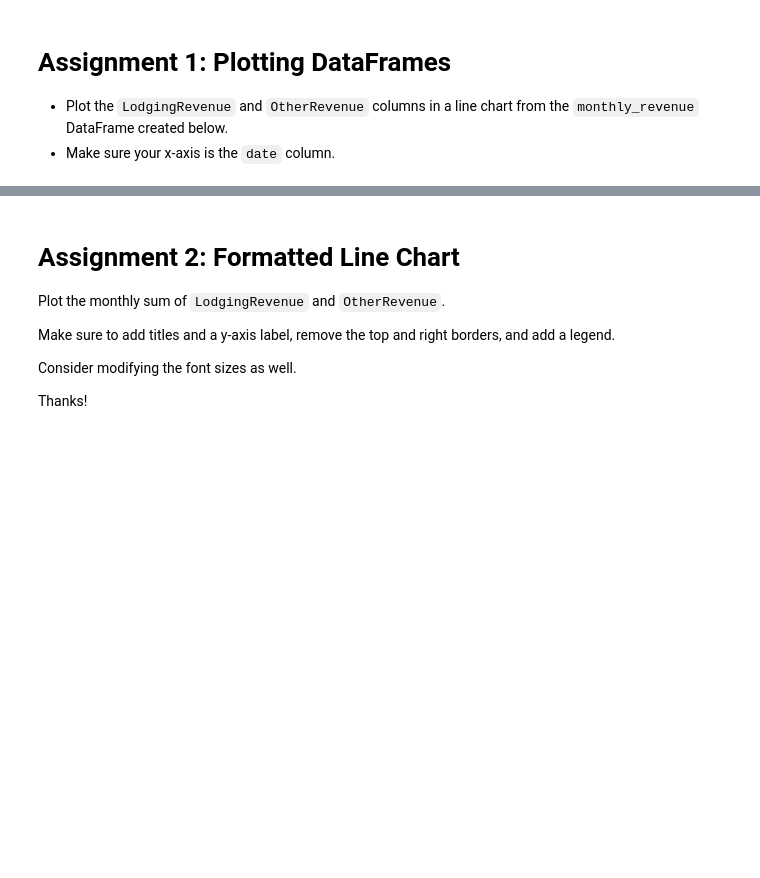
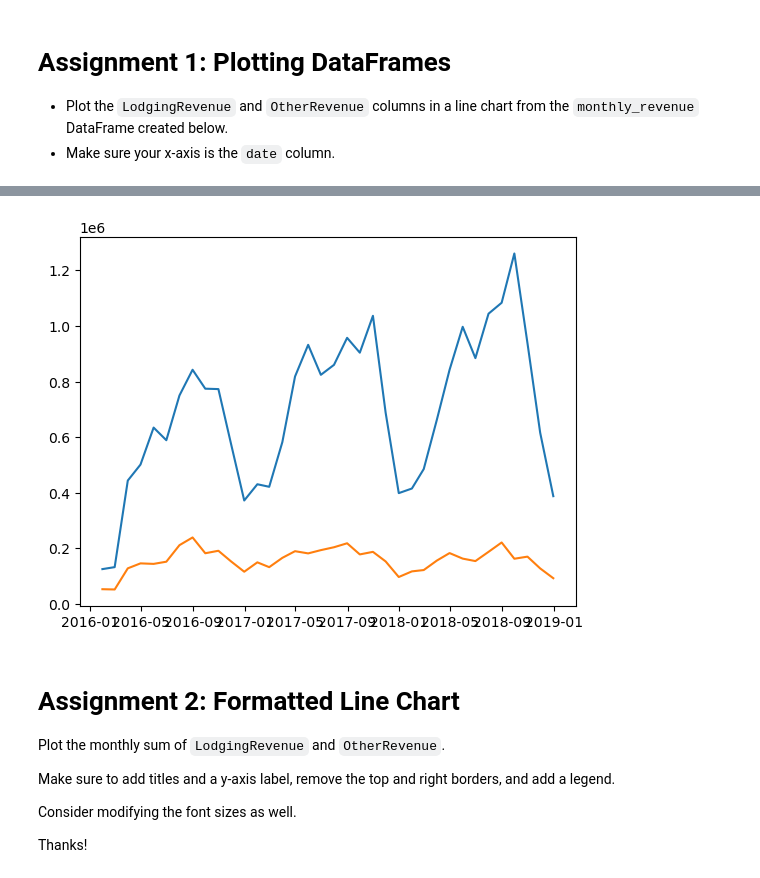
Before and after one commit to junclemente/DSIL-PythonDataViz, a Jupyter notebook: DataViz-MatplotlibSeaborn/Course Assignment Notebooks/section02_assignments.ipynb, the cells around one changed output, grey strips where cells are left out. Saved outputs shown, nothing was run; the diff lists cells and outputs as text; code cells hidden in the pictures; blank space fills up the shorter version.

```diff
--- a/DataViz-MatplotlibSeaborn/Course Assignment Notebooks/section02_assignments.ipynb
+++ b/DataViz-MatplotlibSeaborn/Course Assignment Notebooks/section02_assignments.ipynb
@@ -39,3 +61,13 @@ monthly_revenue = daily_revenue.resample("M").sum()
+# %%
+# Create figure and axis
+fig, ax = plt.subplots()
+
+ax.plot(monthly_revenue.index, monthly_revenue['LodgingRevenue'])
+ax.plot(monthly_revenue.index, monthly_revenue['OtherRevenue'])
+
+plt.show()
+# %% [output]
+[figure, added]
 # %% [markdown]
 # Assignment 2: Formatted Line Chart
 
```
Also changed, not shown: parts of 3 cells of this notebook.
